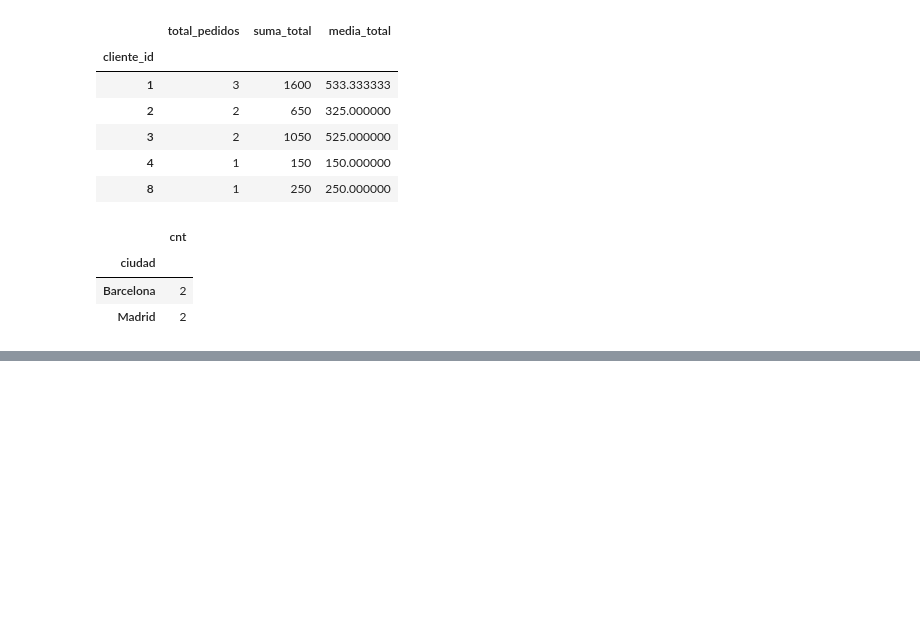
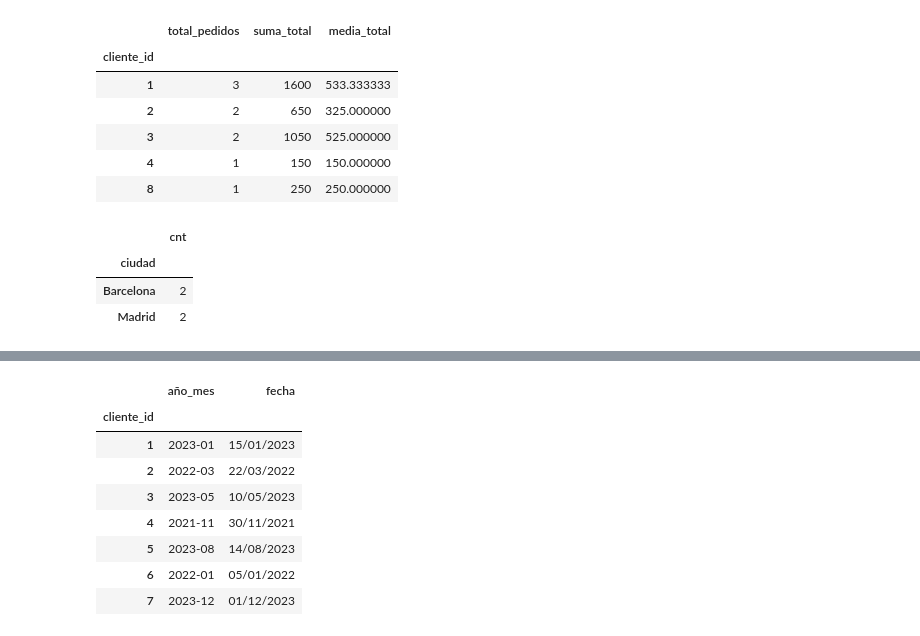
Before and after one commit to carlosgg0/practicas-isid, a Jupyter notebook: clases-teoria/clase-17-11-25/ejercicios-clase-17-11.ipynb, the cells around one changed output, grey strips where cells are left out. Cells and saved outputs as stored; diff of their text form; code cells hidden in the pictures; blank space fills up the shorter version.

```diff
--- a/clases-teoria/clase-17-11-25/ejercicios-clase-17-11.ipynb
+++ b/clases-teoria/clase-17-11-25/ejercicios-clase-17-11.ipynb
@@ -198,0 +289,18 @@ grouped_ciudad[grouped_ciudad["cnt"] > 1]
+# %%
+# 16. SELECT TO_CHAR(fecha_registro, 'YYYY-MM') as año_mes, TO_CHAR(fecha_registro, 'DD/MM/YYYY') as fecha FROM clientes
+
+df_nuevo = pd.DataFrame({
+    "año_mes": df_clientes["fecha_registro"].dt.strftime("%Y-%m"),
+    "fecha": df_clientes["fecha_registro"].dt.strftime("%d/%m/%Y")
+})
+df_nuevo
+# %% [output]
+|  | año_mes | fecha |
+| cliente_id |  |  |
+| 1 | 2023-01 | 15/01/2023 |
+| 2 | 2022-03 | 22/03/2022 |
+| 3 | 2023-05 | 10/05/2023 |
+| 4 | 2021-11 | 30/11/2021 |
+| 5 | 2023-08 | 14/08/2023 |
+| 6 | 2022-01 | 05/01/2022 |
+| 7 | 2023-12 | 01/12/2023 |
```
Also changed, not shown: parts of 13 cells of this notebook, 2 other files.
